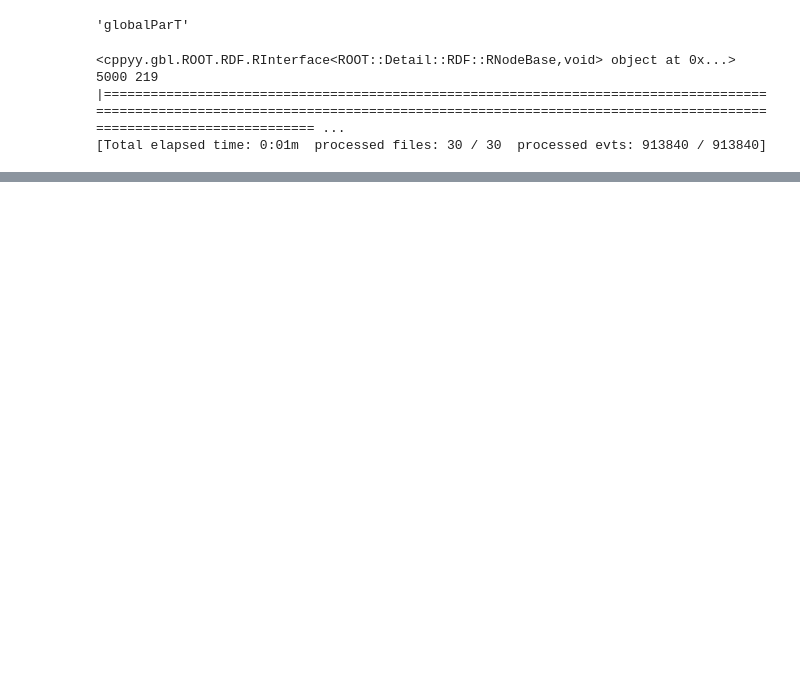
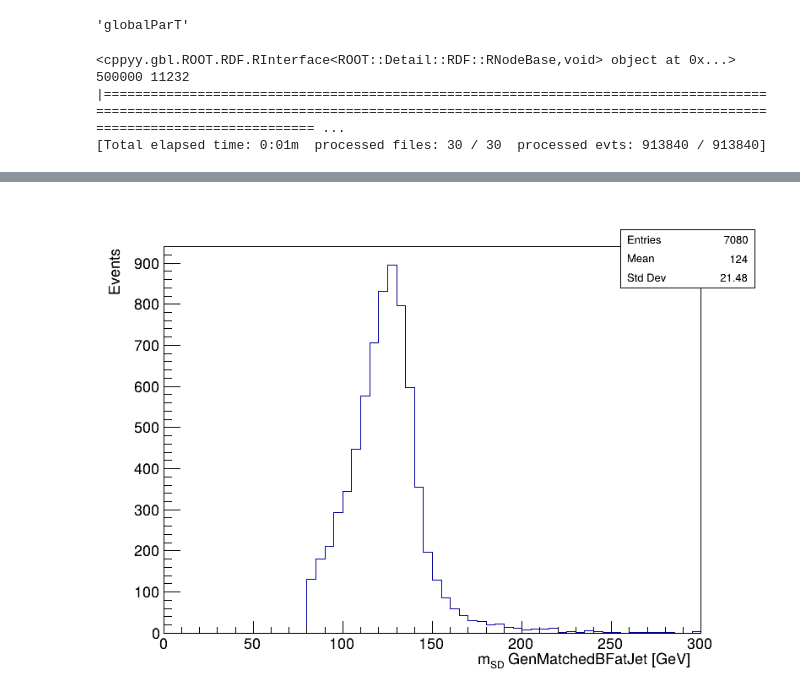
Before and after one commit to ArghyaDas112358/Ana, a Jupyter notebook: Selection.ipynb, the cells around one changed output, grey strips where cells are left out. Cells and saved outputs as stored; diff of their text form; code cells hidden in the pictures; blank space fills up the shorter version.

```diff
--- a/Selection.ipynb
+++ b/Selection.ipynb
@@ -132,7 +152,7 @@ def DefineBTaggerVarsForJet(theJet, sample, tauIDvar='globalParT'):
 	return sample
 # %%
 sig = ROOT.RDataFrame("Events", files)
-sig = sig.Filter("rdfentry_ >= 0 && rdfentry_ < 5000")
+sig = sig.Filter("rdfentry_ >= 0 && rdfentry_ < 500000")
 sig = generalise(sig)
 
 ROOT.gStyle.SetOptStat(0)
@@ -147,7 +167,7 @@ cutflow = ROOT.CutFlow("cutflow", "Selection cutflow")
 n0 = sig.Count().GetValue()
 cutflow.Increment("Initial", n0)
 
-sig = sig.Filter("nFatJet>=2").Filter("FatJet_pt[0]>250&&FatJet_pt[1]>200")
+sig = sig.Filter("nFatJet>=2").Filter("FatJet_pt[0]>300&&FatJet_pt[1]>250")
 
 n1 = sig.Count().GetValue()
 cutflow.Add("jet selection", n1)
@@ -160,7 +180,7 @@ print(n0, n1)
 # ).Print()
 # %% [output]
 <cppyy.gbl.ROOT.RDF.RInterface<ROOT::Detail::RDF::RNodeBase,void> object at 0x...>
-5000 219
+500000 11232
 |======================================================================================================================================================================================================= ...
 [Total elapsed time: 0:01m  processed files: 30 / 30  processed evts: 913840 / 913840]
 # %%
@@ -174,9 +194,20 @@ gensig = gensig.Define("GenMatchedTauFatJet", "Ana::closestMatch(GenDecay.Htotau
 gensig = gensig.Define("GenMatchedBFatJet", "Ana::closestMatch(GenDecay.Htob, {0}_pt, {0}_eta, {0}_phi, {0}_mass, {1}_pt, {1}_eta, {1}_phi, {1}_mass)".format("GenPart", "FatJet"))
 gensig = gensig.Define("OverlapbTauJet", "GenMatchedTauFatJet==GenMatchedBFatJet")
 
-tauIDvar = 'globalParT'
-gensig = DefineBTaggerVarsForJet("GenMatchedBFatJet", gensig, tauIDvar=tauIDvar)
-gensig = DefineBTaggerVarsForJet("GenMatchedTauFatJet", gensig, tauIDvar=tauIDvar)
-
-gensig = DefineTauTaggerVarsForJet("GenMatchedBFatJet", gensig, tauIDvar=tauIDvar)
-gensig = DefineTauTaggerVarsForJet("GenMatchedTauFatJet", gensig, tauIDvar=tauIDvar)
+gensig = gensig.Define("GenMatchedBFatJet_msoftdrop", "Ana::overflowProtected(FatJet_msoftdrop, GenMatchedBFatJet)")
+# %%
+gensig_msd = gensig.Filter("GenMatchedBFatJet_msoftdrop>80")
+
+ROOT.gStyle.SetOptStat("emr")
+h = gensig_msd.Histo1D(
+    (
+        "h_msd_H->bb",
+        ";m_{SD} GenMatchedBFatJet [GeV];Events",
+        60, 0.0, 300.0
+    ),
+    "GenMatchedBFatJet_msoftdrop"
+)
+c = ROOT.TCanvas("c", "", 800, 600)
+h.Draw("hist")
+c.Draw()
+# %% [output]
@@ -182,0 +215 @@ gensig = DefineTauTaggerVarsForJet("GenMatchedTauFatJet", gensig, tauIDvar=tauID
+[figure, added]
```
Also changed, not shown: parts of 8 cells of this notebook, 4 other files.
